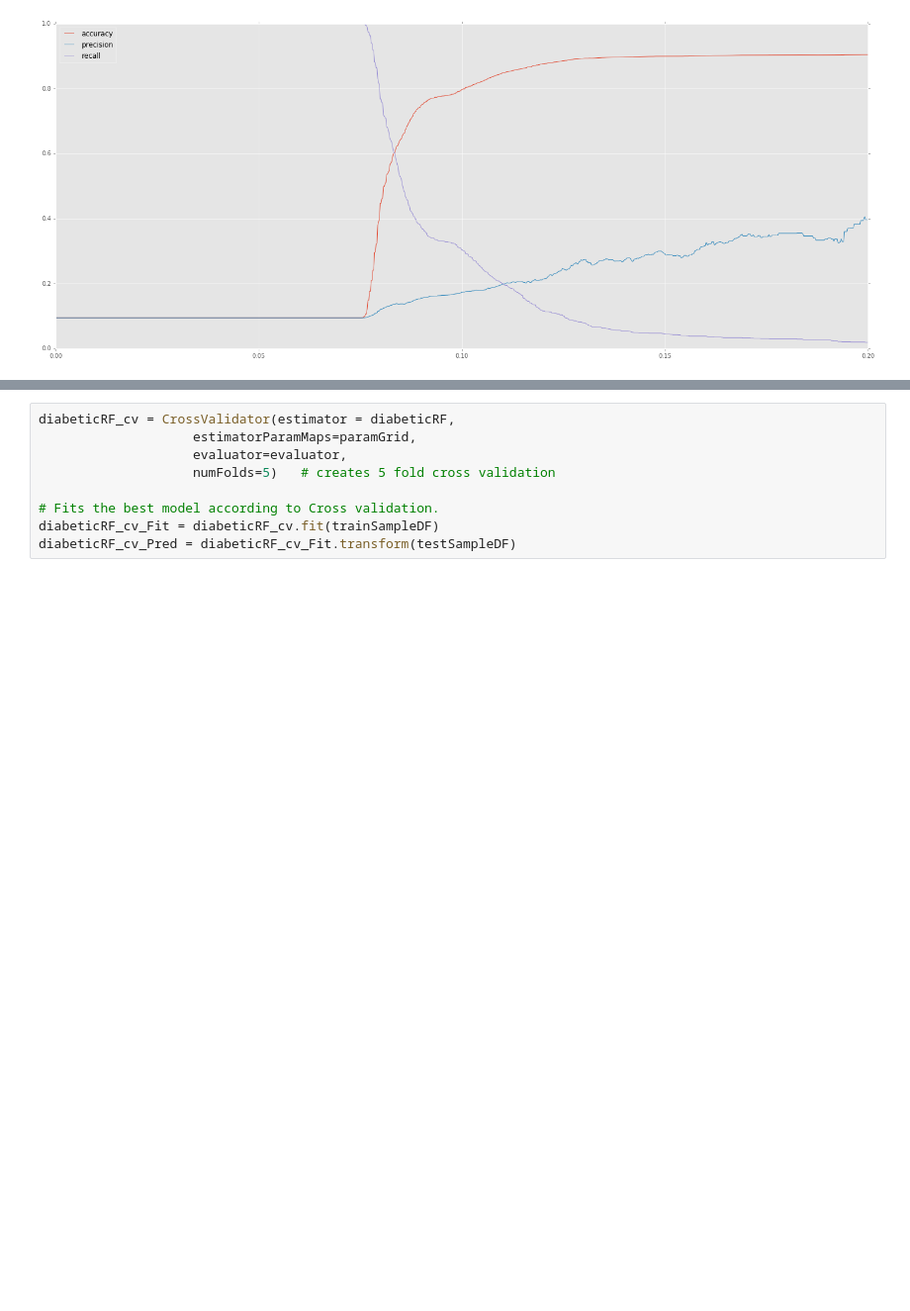
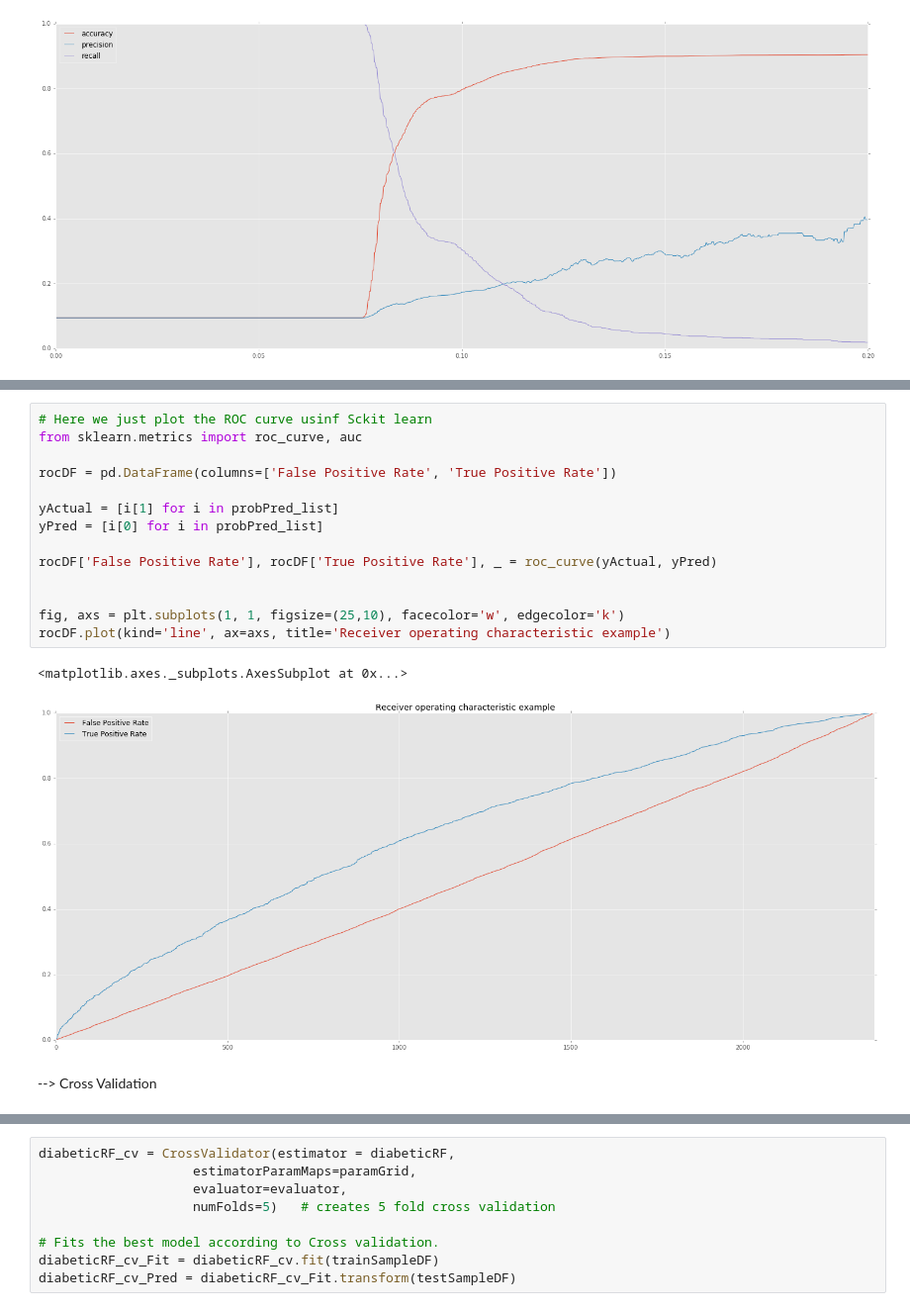
Before and after one commit to Sardhendu/Data-Science-Projects, a Jupyter notebook: Diabetic-Readmission/DiabeticReadmission-Spark.ipynb, the cells around one changed output, grey strips where cells are left out. Shown at 99% size. Drawn from its saved outputs; the diff is of its cells as text; blank space fills up the shorter version.

```diff
--- a/Diabetic-Readmission/DiabeticReadmission-Spark.ipynb
+++ b/Diabetic-Readmission/DiabeticReadmission-Spark.ipynb
@@ -1421 +1505,20 @@ perfMetrix.plot(x=np.array(perfMetrix.index), y='recall', kind='line', ax=ax)
+# %%
+# Here we just plot the ROC curve usinf Sckit learn
+from sklearn.metrics import roc_curve, auc
+
+rocDF = pd.DataFrame(columns=['False Positive Rate', 'True Positive Rate'])
+
+yActual = [i[1] for i in probPred_list]
+yPred = [i[0] for i in probPred_list]
+
+rocDF['False Positive Rate'], rocDF['True Positive Rate'], _ = roc_curve(yActual, yPred)
+
+
+fig, axs = plt.subplots(1, 1, figsize=(25,10), facecolor='w', edgecolor='k')
+rocDF.plot(kind='line', ax=axs, title='Receiver operating characteristic example')
+# %% [output]
+<matplotlib.axes._subplots.AxesSubplot at 0x...>
+[figure, added]
+# %% [markdown]
+--> Cross Validation
 # %%
```
Also changed, not shown: parts of 24 cells of this notebook, 11 other files.
